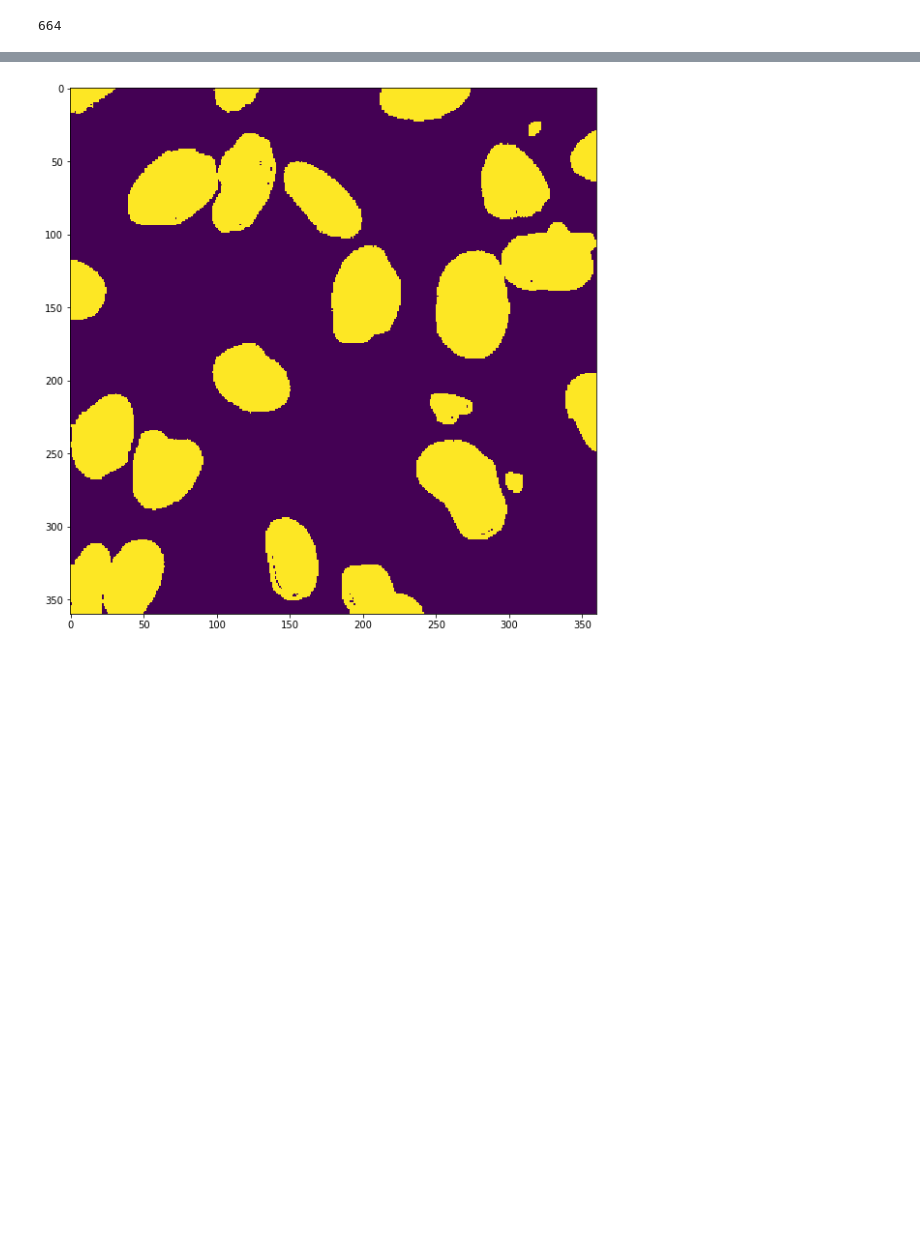
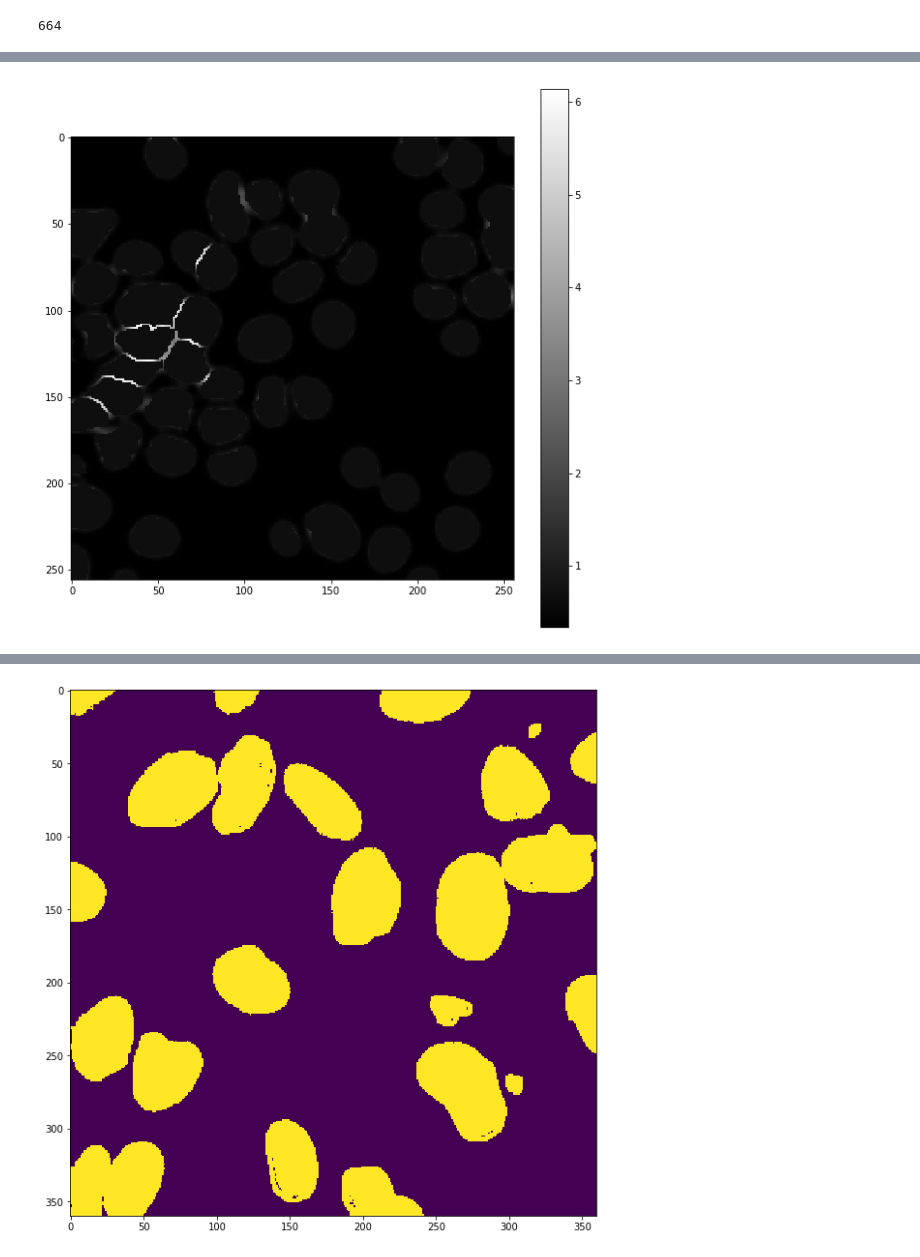
Before and after one commit to rykachevskiy/ds_bowl_2018, a Jupyter notebook: notebooks/investigator.ipynb, the cells around one changed output, grey strips where cells are left out. Drawn from its saved outputs; the diff is of its cells as text; code cells hidden in the pictures; blank space fills up the shorter version.

```diff
--- a/notebooks/investigator.ipynb
+++ b/notebooks/investigator.ipynb
@@ -72,0 +169,4 @@ A Jupyter Widget
+# %%
+show(get_weights(im)[1] + get_weights(im)[0], figsize=(10,10))
+# %% [output]
+[figure, added]
```
Also changed, not shown: parts of 62 cells of this notebook.
